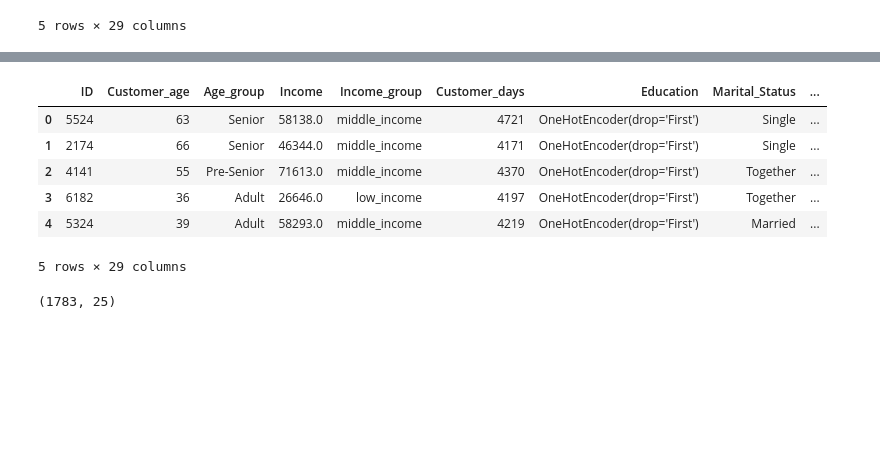
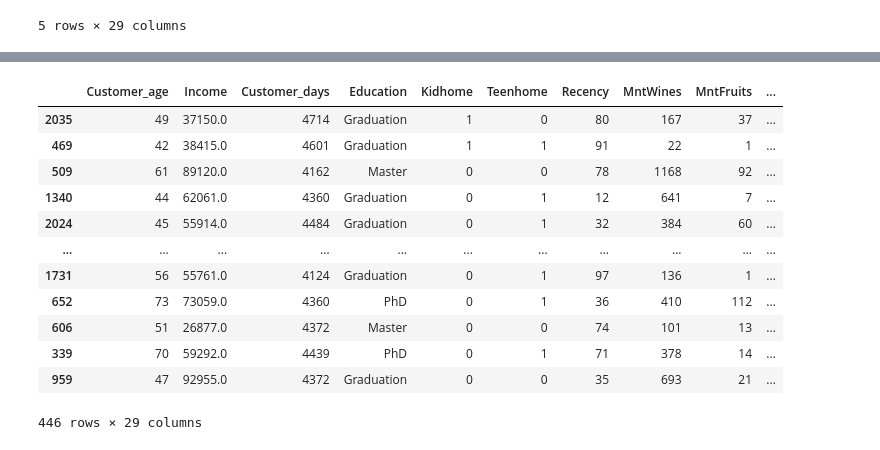
Before and after one commit to Morris-mk/IFood_Marketing-data-Analysis-segmentation-and-classification, a Jupyter notebook: classification_model.ipynb, the cells around one changed output, grey strips where cells are left out. Cells and saved outputs as stored; diff of their text form; code cells hidden in the pictures; blank space fills up the shorter version.

```diff
--- a/classification_model.ipynb
+++ b/classification_model.ipynb
@@ -24,0 +27,4 @@ df.head()
+# %%
+df = pd.get_dummies(df, columns=['Marital_Status'], drop_first=True, dtype=int)
+print(df.shape)
+df.head()
@@ -24,0 +40,7 @@ df.head()
+# %%
+# split the data into train and test splits
+X = df.drop(['ID', 'Response', 'Age_group', 'Income_group' ], axis=1) # include calculated columns
+y = df.Response
+
+X_train, X_test, y_train, y_test = train_test_split(X, y, test_size=0.2, stratify=y, random_state=42)
+X_train
@@ -25,25 +61,24 @@ df.head()
 # %%
-# encode categorical features
+# define education order and encode
+ed_order = ['PhD', 'Master', 'Graduation', 'Basic', '2n Cycle']
+ord_encoder = OrdinalEncoder(categories=[ed_order])
 
+X_train['Education_encoded'] = ord_encoder.fit_transform(X_train[['Education']])
+X_test['Education_encoded'] = ord_encoder.transform(X_test[['Education']])
 
-# use ordinal encoder for Education
-dfz = df.copy()
-dfz.Education = OneHotEncoder( drop='First')
-dfz.head()
+# output
+X_test
 # %% [output]
-|  | ID | Customer_age | Age_group | Income | Income_group | Customer_days | Education | Marital_Status | ... |
-| 0 | 5524 | 63 | Senior | 58138.0 | middle_income | 4721 | OneHotEncoder(drop='First') | Single | ... |
-| 1 | 2174 | 66 | Senior | 46344.0 | middle_income | 4171 | OneHotEncoder(drop='First') | Single | ... |
-| 2 | 4141 | 55 | Pre-Senior | 71613.0 | middle_income | 4370 | OneHotEncoder(drop='First') | Together | ... |
-| 3 | 6182 | 36 | Adult | 26646.0 | low_income | 4197 | OneHotEncoder(drop='First') | Together | ... |
-| 4 | 5324 | 39 | Adult | 58293.0 | middle_income | 4219 | OneHotEncoder(drop='First') | Married | ... |
+|  | Customer_age | Income | Customer_days | Education | Kidhome | Teenhome | Recency | MntWines | MntFruits | ... |
+| 2035 | 49 | 37150.0 | 4714 | Graduation | 1 | 0 | 80 | 167 | 37 | ... |
+| 469 | 42 | 38415.0 | 4601 | Graduation | 1 | 1 | 91 | 22 | 1 | ... |
+| 509 | 61 | 89120.0 | 4162 | Master | 0 | 0 | 78 | 1168 | 92 | ... |
+| 1340 | 44 | 62061.0 | 4360 | Graduation | 0 | 1 | 12 | 641 | 7 | ... |
+| 2024 | 45 | 55914.0 | 4484 | Graduation | 0 | 1 | 32 | 384 | 60 | ... |
+| ... | ... | ... | ... | ... | ... | ... | ... | ... | ... | ... |
+| 1731 | 56 | 55761.0 | 4124 | Graduation | 0 | 1 | 97 | 136 | 1 | ... |
+| 652 | 73 | 73059.0 | 4360 | PhD | 0 | 1 | 36 | 410 | 112 | ... |
+| 606 | 51 | 26877.0 | 4372 | Master | 0 | 0 | 74 | 101 | 13 | ... |
+| 339 | 70 | 59292.0 | 4439 | PhD | 0 | 1 | 71 | 378 | 14 | ... |
+| 959 | 47 | 92955.0 | 4372 | Graduation | 0 | 0 | 35 | 693 | 21 | ... |
-5 rows × 29 columns
+446 rows × 29 columns
-# %%
-# split the data into train and test splits
-X = df.drop(['ID', 'Response'], axis=1)
-y = df.Response
-
-X_train, X_test, y_train, y_test = train_test_split(X, y, test_size=0.2, random_state=42)
-X_train.shape
-# %% [output]
-(1783, 25)
```
Also changed, not shown: parts of 13 cells of this notebook, 1 other file.
